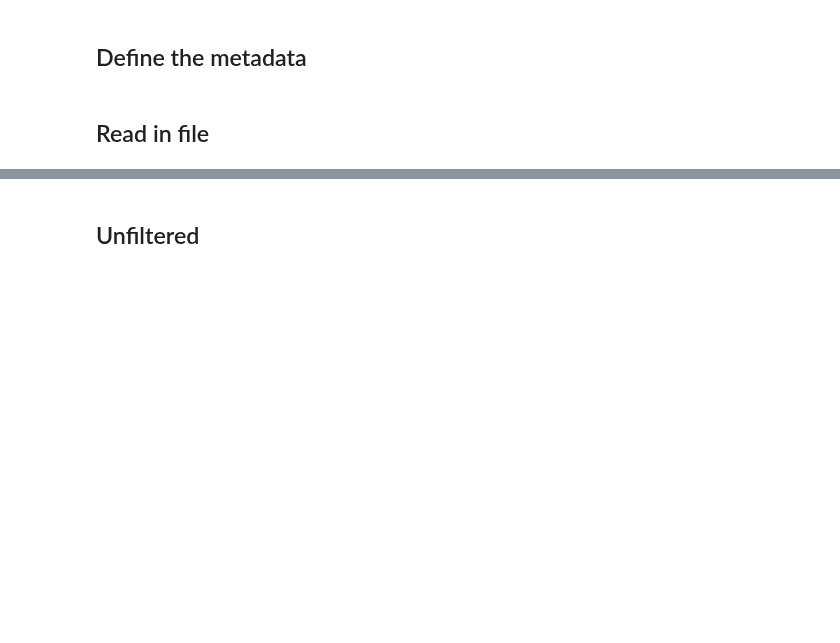
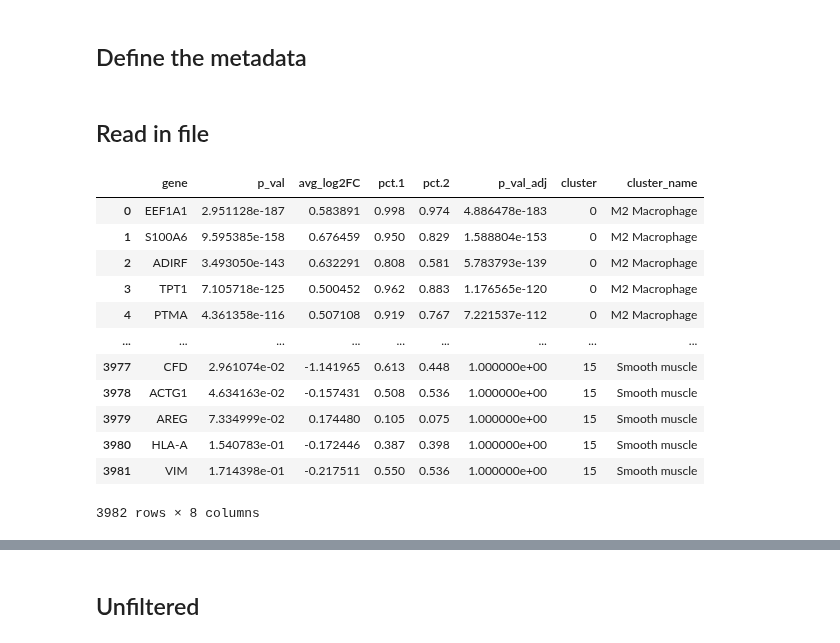
Before and after one commit to sbooeshaghi/llmarkers, a Jupyter notebook: data/adipose_Massier2023/evidence_deg/markers.ipynb, the cells around one changed output, grey strips where cells are left out. Drawn from its saved outputs; the diff is of its cells as text; code cells hidden in the pictures; blank space fills up the shorter version.

```diff
--- a/data/adipose_Massier2023/evidence_deg/markers.ipynb
+++ b/data/adipose_Massier2023/evidence_deg/markers.ipynb
@@ -19,11 +19,27 @@ table_name = "paper_degs.xlsx" # local name
 # %% [markdown]
 ## Read in file
 # %%
-excel = pd.read_excel(table_name, skiprows = 0)
+excel = pd.read_excel(table_name, skiprows = 0, sheet_name=["14_Jaitin et al."])
 
-df = excel
+df = pd.concat(excel.values())
 ctmap = pd.read_csv("ctmap_massier_1.txt", sep="\t", header=None, names=["ctnum", "ctname"], index_col=0)
 df["cluster_name"] = df["cluster"].map(ctmap["ctname"])
+
+df
+# %% [output]
+|  | gene | p_val | avg_log2FC | pct.1 | pct.2 | p_val_adj | cluster | cluster_name |
+| 0 | EEF1A1 | 2.951128e-187 | 0.583891 | 0.998 | 0.974 | 4.886478e-183 | 0 | M2 Macrophage |
+| 1 | S100A6 | 9.595385e-158 | 0.676459 | 0.950 | 0.829 | 1.588804e-153 | 0 | M2 Macrophage |
+| 2 | ADIRF | 3.493050e-143 | 0.632291 | 0.808 | 0.581 | 5.783793e-139 | 0 | M2 Macrophage |
+| 3 | TPT1 | 7.105718e-125 | 0.500452 | 0.962 | 0.883 | 1.176565e-120 | 0 | M2 Macrophage |
+| 4 | PTMA | 4.361358e-116 | 0.507108 | 0.919 | 0.767 | 7.221537e-112 | 0 | M2 Macrophage |
+| ... | ... | ... | ... | ... | ... | ... | ... | ... |
+| 3977 | CFD | 2.961074e-02 | -1.141965 | 0.613 | 0.448 | 1.000000e+00 | 15 | Smooth muscle |
+| 3978 | ACTG1 | 4.634163e-02 | -0.157431 | 0.508 | 0.536 | 1.000000e+00 | 15 | Smooth muscle |
+| 3979 | AREG | 7.334999e-02 | 0.174480 | 0.105 | 0.075 | 1.000000e+00 | 15 | Smooth muscle |
+| 3980 | HLA-A | 1.540783e-01 | -0.172446 | 0.387 | 0.398 | 1.000000e+00 | 15 | Smooth muscle |
+| 3981 | VIM | 1.714398e-01 | -0.217511 | 0.550 | 0.536 | 1.000000e+00 | 15 | Smooth muscle |
+3982 rows × 8 columns
 # %%
 df.head()
 # %% [output]
```
Also changed, not shown: parts of 8 cells of this notebook, 10 other files.
